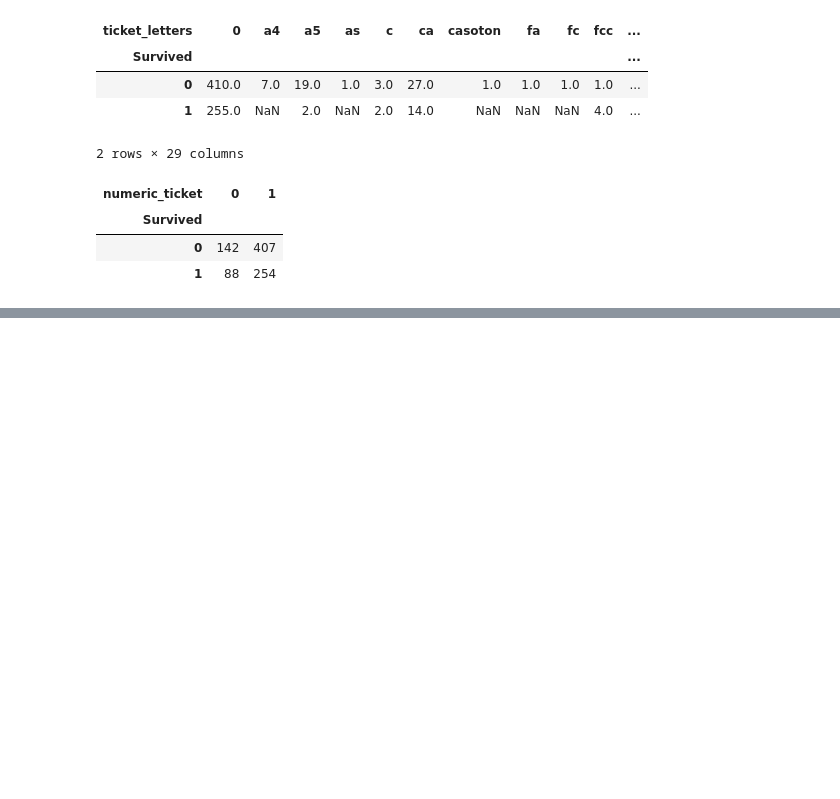
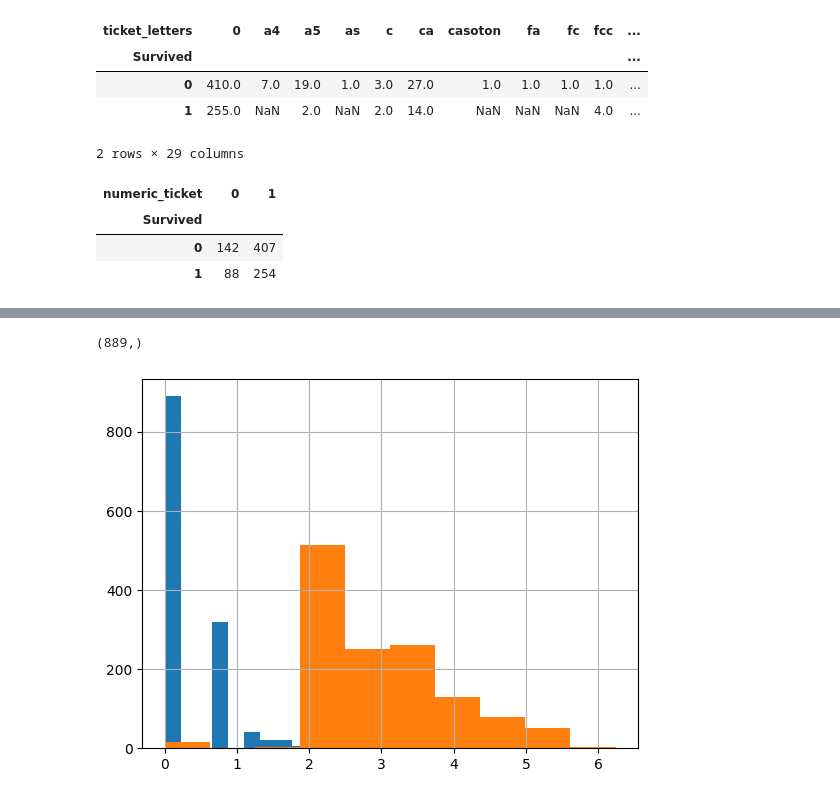
Before and after one commit to forSplinter/Data_Learn, a Jupyter notebook: data_code/Titanic.ipynb, the cells around one changed output, grey strips where cells are left out. Saved outputs shown, nothing was run; the diff lists cells and outputs as text; code cells hidden in the pictures; blank space fills up the shorter version.

```diff
--- a/data_code/Titanic.ipynb
+++ b/data_code/Titanic.ipynb
@@ -40,6 +41,8 @@ train_df.head()
 | 4 | 5 | 0 | 3 | Allen, Mr. William Henry | male | 35.0 | 0 | 0 | 373450 | 8.0500 | ... |
 # %%
 test_df = pd.read_csv(ls +'/test.csv')
+test_df['train_test'] = 0
+test_df['Survived'] = np.nan
 test_df.head()
 # %% [output]
 |  | PassengerId | Pclass | Name | Sex | Age | SibSp | Parch | Ticket | Fare | Cabin | ... |
@@ -227,3 +233,7 @@ pd.pivot_table(train_df, index = 'Survived', columns = 'numeric_ticket', values
 | Survived |  |  |
 | 0 | 142 | 407 |
 | 1 | 88 | 254 |
+# %%
+train_df.Name.head()
+train_df['name_title'] = train_df.Name.apply(lambda x: x.split(',')[1].split('.')[0].strip())
+train_df['name_title'].value_counts()
@@ -229,0 +260,23 @@ pd.pivot_table(train_df, index = 'Survived', columns = 'numeric_ticket', values
+# %%
+all_data['cabin_multiple'] = all_data.Cabin.apply(lambda x: 0 if pd.isna(x) else len(x.split(' ')))
+all_data['cabin_adv'] = all_data.Cabin.apply(lambda x: str(x)[0])
+all_data['numeric_ticket'] = all_data.Ticket.apply(lambda x: 1 if x.isnumeric() else 0)
+all_data['ticket_letters'] = all_data.Ticket.apply(lambda x: ''.join(x.split(' ')[:-1]).replace('.','').replace('/','').lower() if len(x.split(' ')[:-1]) > 0 else 0)
+all_data['name_title'] = all_data.Name.apply(lambda x: x.split(',')[1].split('.')[0].strip())
+all_data.Age = all_data.Age.fillna(train_df.Age.median())
+all_data.Fare = all_data.Fare.fillna(train_df.Fare.median())
+
+all_data.dropna(subset = ['Embarked'], inplace = True)
+all_data['norm_sibsp'] = np.log(all_data.SibSp + 1)
+all_data['norm_sibsp'].hist()
+all_data['norm_fare'] = np.log(all_data.Fare + 1)
+all_data['norm_fare'].hist()
+all_data.Pclass = all_data.Pclass.astype(str)
+all_dummies = pd.get_dummies(all_data[['Pclass','Sex','Age','SibSp','Parch','norm_fare','Embarked','cabin_adv','cabin_multiple','numeric_ticket','name_title','train_test']])
+X_train = all_dummies[all_dummies.train_test == 1].drop(['train_test'], axis =1)
+X_test = all_dummies[all_dummies.train_test == 0].drop(['train_test'], axis =1)
+y_train = all_data[all_data.train_test==1].Survived
+y_train.shape
+# %% [output]
+(889,)
+[figure, added]
```
Also changed, not shown: parts of 26 cells of this notebook, 1 other file.
